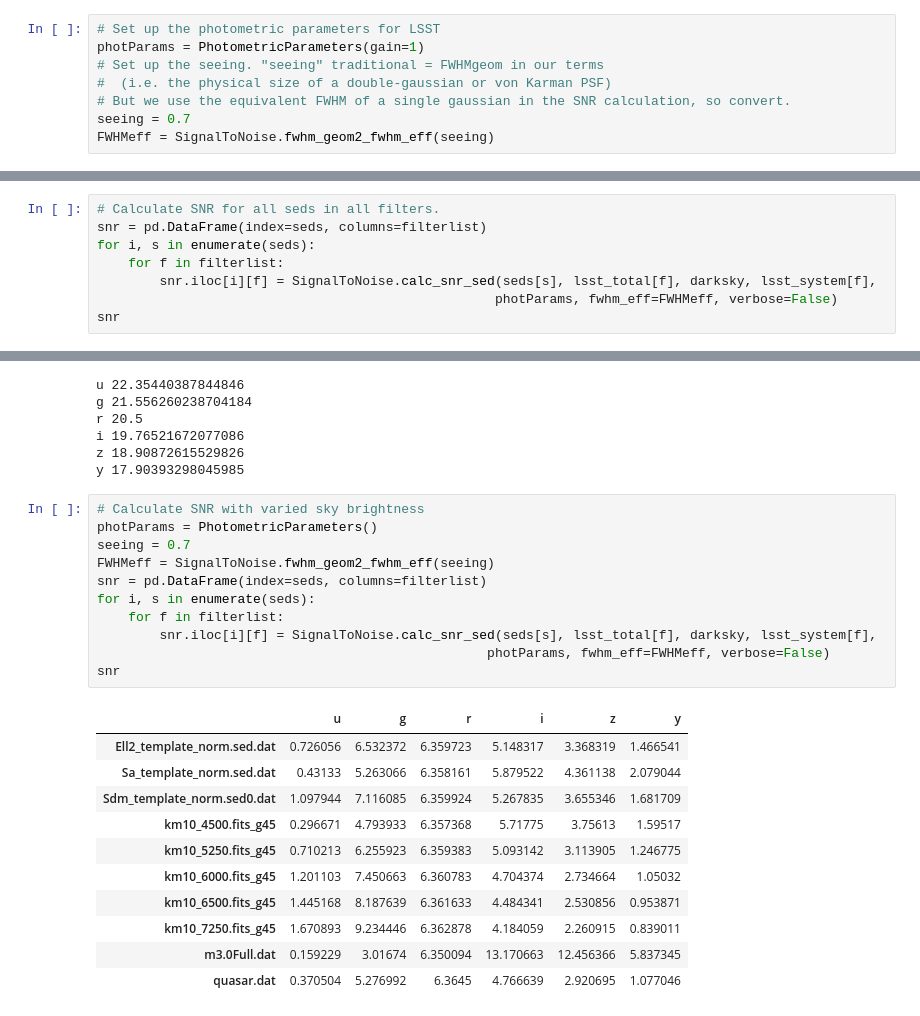
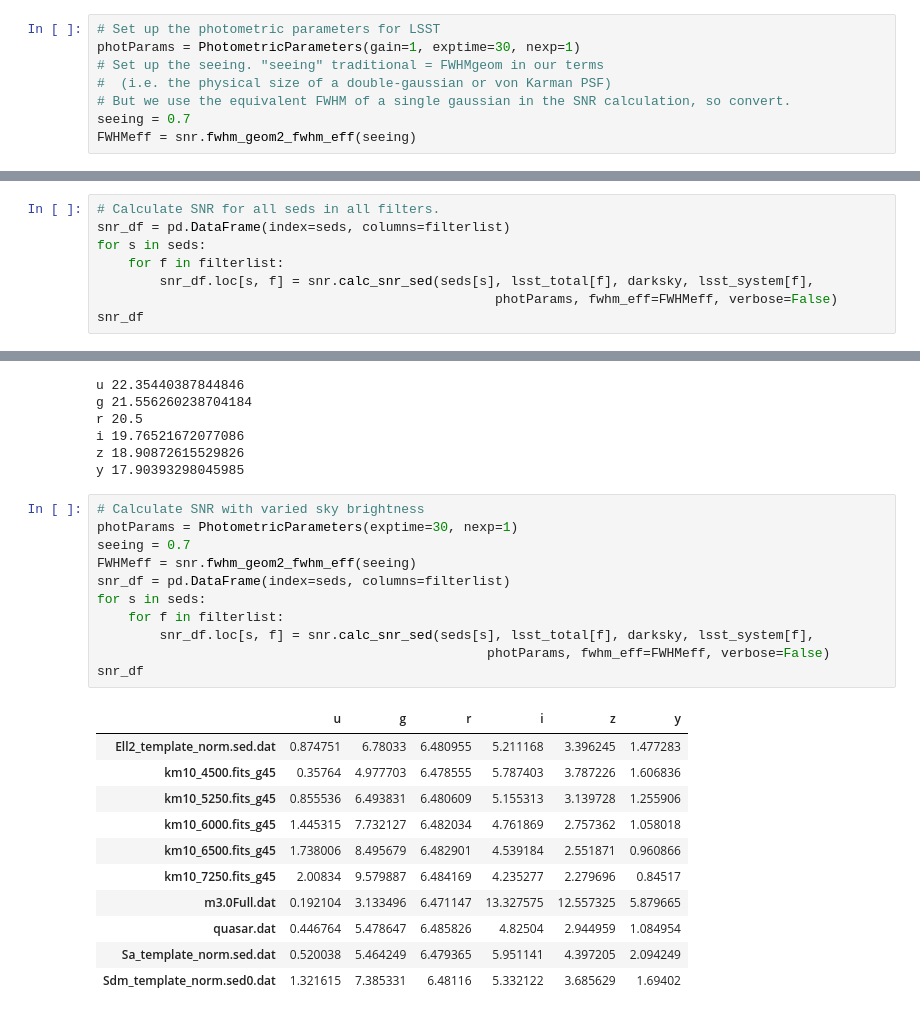
Before and after one commit to lsst/throughputs, a Jupyter notebook: examples/Calculating SNR.ipynb, the cells around one changed output, grey strips where cells are left out. Cells and saved outputs as stored; diff of their text form.

```diff
--- a/examples/Calculating SNR.ipynb
+++ b/examples/Calculating SNR.ipynb
@@ -155,12 +156,12 @@ Calculate the SNR, assuming optimal measurement over the PSF. This means we can
 `Sed` method `calcSNR_psf` accepts an instantiation of the `PhotometricParameters` class, which carries values for readnoise, platescale, gain, number of exposures, etc, set to defaults appropriate for general LSST purposes (and assuming 30 second visits, consisting of two 15 second exposures).
 # %%
 # Set up the photometric parameters for LSST
-photParams = PhotometricParameters(gain=1)
+photParams = PhotometricParameters(gain=1, exptime=30, nexp=1)
 # Set up the seeing. "seeing" traditional = FWHMgeom in our terms
 #  (i.e. the physical size of a double-gaussian or von Karman PSF)
 # But we use the equivalent FWHM of a single gaussian in the SNR calculation, so convert.
 seeing = 0.7
-FWHMeff = SignalToNoise.fwhm_geom2_fwhm_eff(seeing)
+FWHMeff = snr.fwhm_geom2_fwhm_eff(seeing)
 # %%
 # We can investigate the SNR calculation a little closer for a single object, let's use the Mdwarf.
 s = 'm3.0Full.dat'
@@ -190,10 +191,10 @@ Noise from source: 71.69
 # %%
 # Calculate SNR for all seds in all filters.
-snr = pd.DataFrame(index=seds, columns=filterlist)
-for i, s in enumerate(seds):
+snr_df = pd.DataFrame(index=seds, columns=filterlist)
+for s in seds:
     for f in filterlist:
-        snr.iloc[i][f] = SignalToNoise.calc_snr_sed(seds[s], lsst_total[f], darksky, lsst_system[f],
+        snr_df.loc[s, f] = snr.calc_snr_sed(seds[s], lsst_total[f], darksky, lsst_system[f],
                                                    photParams, fwhm_eff=FWHMeff, verbose=False)
-snr
+snr_df
 # %% [output]
 |  | u | g | r | i | z | y |
@@ -240,26 +241,26 @@ z 18.90872615529826
 y 17.90393298045985
 # %%
 # Calculate SNR with varied sky brightness
-photParams = PhotometricParameters()
+photParams = PhotometricParameters(exptime=30, nexp=1)
 seeing = 0.7
-FWHMeff = SignalToNoise.fwhm_geom2_fwhm_eff(seeing)
-snr = pd.DataFrame(index=seds, columns=filterlist)
-for i, s in enumerate(seds):
+FWHMeff = snr.fwhm_geom2_fwhm_eff(seeing)
+snr_df = pd.DataFrame(index=seds, columns=filterlist)
+for s in seds:
     for f in filterlist:
-        snr.iloc[i][f] = SignalToNoise.calc_snr_sed(seds[s], lsst_total[f], darksky, lsst_system[f],
+        snr_df.loc[s, f] = snr.calc_snr_sed(seds[s], lsst_total[f], darksky, lsst_system[f],
                                                   photParams, fwhm_eff=FWHMeff, verbose=False)
-snr
+snr_df
 # %% [output]
 |  | u | g | r | i | z | y |
-| Ell2_template_norm.sed.dat | 0.726056 | 6.532372 | 6.359723 | 5.148317 | 3.368319 | 1.466541 |
-| Sa_template_norm.sed.dat | 0.43133 | 5.263066 | 6.358161 | 5.879522 | 4.361138 | 2.079044 |
-| Sdm_template_norm.sed0.dat | 1.097944 | 7.116085 | 6.359924 | 5.267835 | 3.655346 | 1.681709 |
-| km10_4500.fits_g45 | 0.296671 | 4.793933 | 6.357368 | 5.71775 | 3.75613 | 1.59517 |
-| km10_5250.fits_g45 | 0.710213 | 6.255923 | 6.359383 | 5.093142 | 3.113905 | 1.246775 |
-| km10_6000.fits_g45 | 1.201103 | 7.450663 | 6.360783 | 4.704374 | 2.734664 | 1.05032 |
-| km10_6500.fits_g45 | 1.445168 | 8.187639 | 6.361633 | 4.484341 | 2.530856 | 0.953871 |
-| km10_7250.fits_g45 | 1.670893 | 9.234446 | 6.362878 | 4.184059 | 2.260915 | 0.839011 |
-| m3.0Full.dat | 0.159229 | 3.01674 | 6.350094 | 13.170663 | 12.456366 | 5.837345 |
-| quasar.dat | 0.370504 | 5.276992 | 6.3645 | 4.766639 | 2.920695 | 1.077046 |
+| Ell2_template_norm.sed.dat | 0.874751 | 6.78033 | 6.480955 | 5.211168 | 3.396245 | 1.477283 |
+| km10_4500.fits_g45 | 0.35764 | 4.977703 | 6.478555 | 5.787403 | 3.787226 | 1.606836 |
+| km10_5250.fits_g45 | 0.855536 | 6.493831 | 6.480609 | 5.155313 | 3.139728 | 1.255906 |
+| km10_6000.fits_g45 | 1.445315 | 7.732127 | 6.482034 | 4.761869 | 2.757362 | 1.058018 |
+| km10_6500.fits_g45 | 1.738006 | 8.495679 | 6.482901 | 4.539184 | 2.551871 | 0.960866 |
+| km10_7250.fits_g45 | 2.00834 | 9.579887 | 6.484169 | 4.235277 | 2.279696 | 0.84517 |
+| m3.0Full.dat | 0.192104 | 3.133496 | 6.471147 | 13.327575 | 12.557325 | 5.879665 |
+| quasar.dat | 0.446764 | 5.478647 | 6.485826 | 4.82504 | 2.944959 | 1.084954 |
+| Sa_template_norm.sed.dat | 0.520038 | 5.464249 | 6.479365 | 5.951141 | 4.397205 | 2.094249 |
+| Sdm_template_norm.sed0.dat | 1.321615 | 7.385331 | 6.48116 | 5.332122 | 3.685629 | 1.69402 |
 # %%
 # Vary the seeing (with this new sky background)
```
Also changed, not shown: parts of 8 cells of this notebook, 4 other files.
